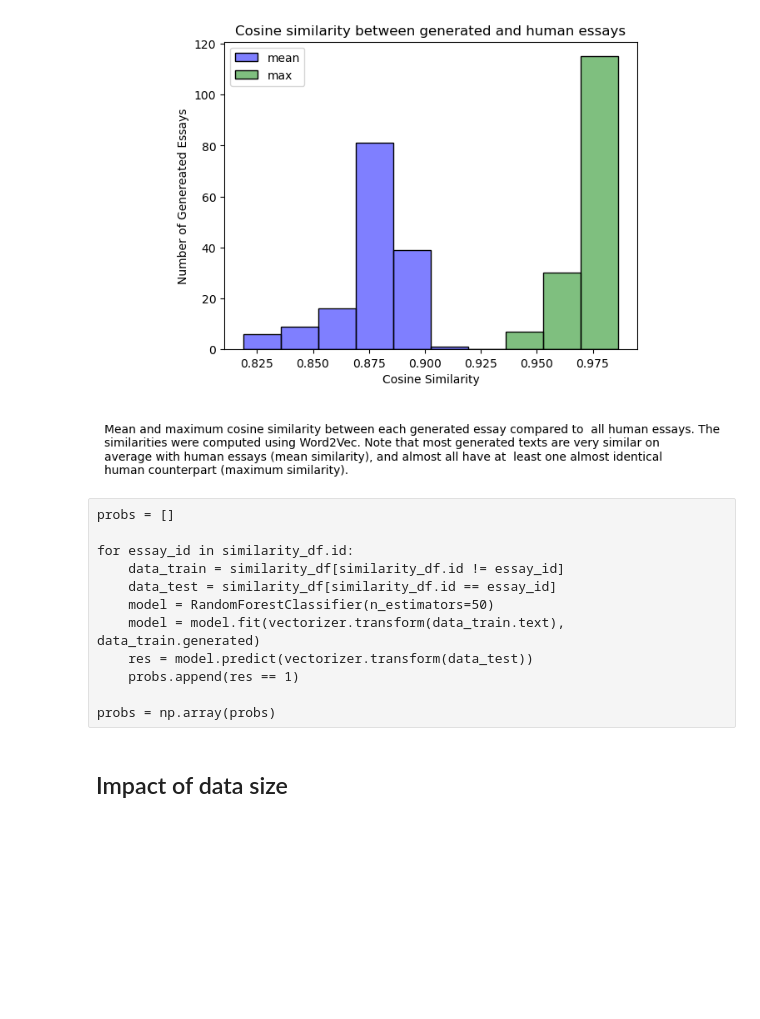
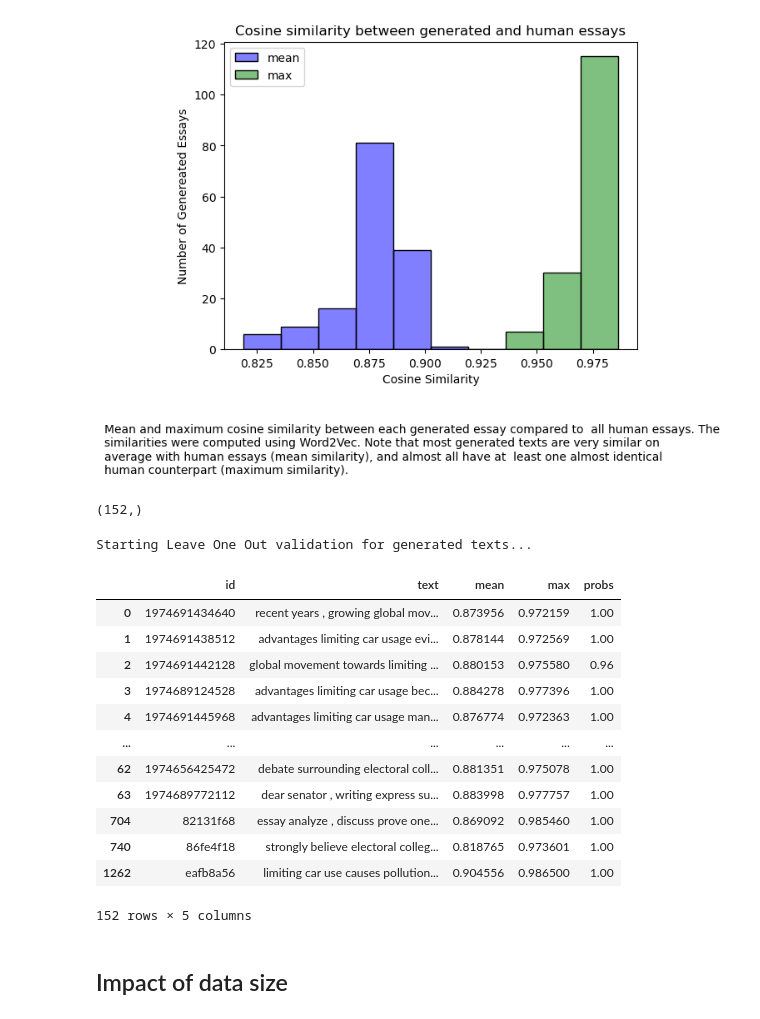
Before and after one commit to dimits-ts/practical_data_science, a Jupyter notebook: llm_detection/notebooks/llm_detection.ipynb, the cells around one changed output. Cells and saved outputs as stored; diff of their text form; code cells hidden in the pictures; blank space fills up the shorter version.

Commit message:
Add probabilities

```diff
--- a/llm_detection/notebooks/llm_detection.ipynb
+++ b/llm_detection/notebooks/llm_detection.ipynb
@@ -478,15 +479,37 @@ plt.title("Cosine similarity between generated and human essays")
 plt.show()
 # %% [output]
 [figure]
-# %% [raw]
-probs = []
-
-for essay_id in similarity_df.id:
-    data_train = similarity_df[similarity_df.id != essay_id]
-    data_test = similarity_df[similarity_df.id == essay_id]
-    model = RandomForestClassifier(n_estimators=50)
-    model = model.fit(vectorizer.transform(data_train.text), data_train.generated)
-    res = model.predict(vectorizer.transform(data_test))
-    probs.append(res == 1)
-
-probs = np.array(probs)
+# %%
+np.unique(similarity_df.id).shape
+# %% [output]
+(152,)
+# %%
+probs = []
+
+print("Starting Leave One Out validation for generated texts...")
+for essay_id in tqdm(similarity_df.id):
+    essay_train = df[~df.id.eq(essay_id)]
+    essay_test = df[df.id.eq(essay_id)]
+    assert essay_test.shape[0] == 1, essay_id
+    model = RandomForestClassifier(n_estimators=25)
+    model = model.fit(vectorizer.transform(essay_train.text), essay_train.generated)
+    probs.append(model.predict_proba(vectorizer.transform(essay_test)))
+# %% [output]
+Starting Leave One Out validation for generated texts...
+# %%
+similarity_df["probs"] = [x[0][0] for x in probs]
+similarity_df
+# %% [output]
+|  | id | text | mean | max | probs |
+| 0 | 1974691434640 | recent years , growing global mov... | 0.873956 | 0.972159 | 1.00 |
+| 1 | 1974691438512 | advantages limiting car usage evi... | 0.878144 | 0.972569 | 1.00 |
+| 2 | 1974691442128 | global movement towards limiting ... | 0.880153 | 0.975580 | 0.96 |
+| 3 | 1974689124528 | advantages limiting car usage bec... | 0.884278 | 0.977396 | 1.00 |
+| 4 | 1974691445968 | advantages limiting car usage man... | 0.876774 | 0.972363 | 1.00 |
+| ... | ... | ... | ... | ... | ... |
+| 62 | 1974656425472 | debate surrounding electoral coll... | 0.881351 | 0.975078 | 1.00 |
+| 63 | 1974689772112 | dear senator , writing express su... | 0.883998 | 0.977757 | 1.00 |
+| 704 | 82131f68 | essay analyze , discuss prove one... | 0.869092 | 0.985460 | 1.00 |
+| 740 | 86fe4f18 | strongly believe electoral colleg... | 0.818765 | 0.973601 | 1.00 |
+| 1262 | eafb8a56 | limiting car use causes pollution... | 0.904556 | 0.986500 | 1.00 |
+152 rows × 5 columns
```
Also changed, not shown: parts of 16 cells of this notebook.
